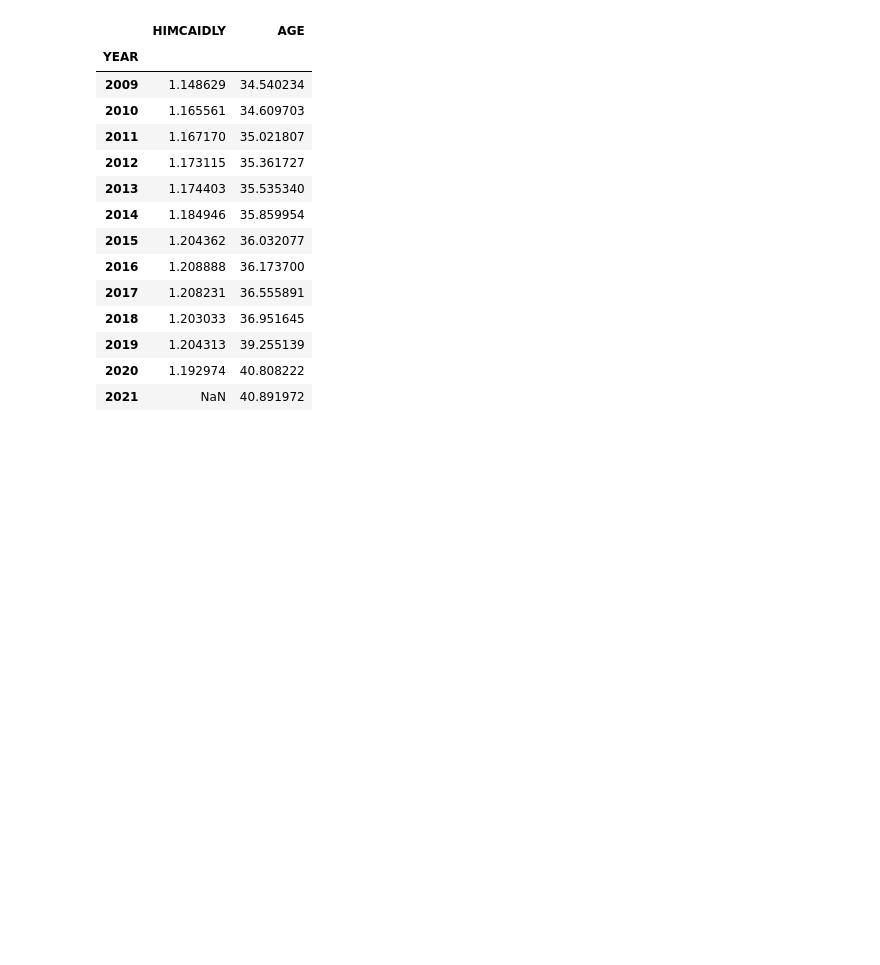
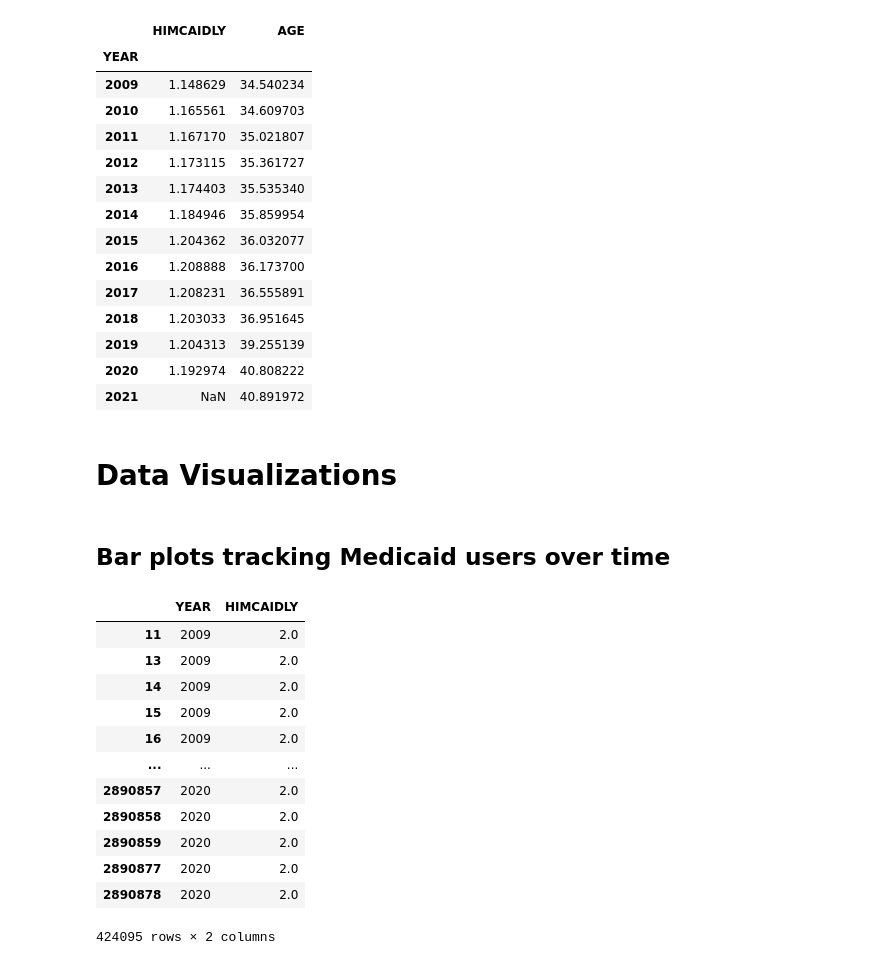
Before and after one commit to mspp-data-studio-2021/Ariel_Medex, a Jupyter notebook: Notebook for 6-28 Class.ipynb, the cells around one changed output. Cells and saved outputs as stored; diff of their text form; code cells hidden in the pictures; blank space fills up the shorter version.

```diff
--- a/Notebook for 6-28 Class.ipynb
+++ b/Notebook for 6-28 Class.ipynb
@@ -93,3 +115,7 @@ MCAID_df.groupby('YEAR').mean('AGE')
 | 2019 | 1.204313 | 39.255139 |
 | 2020 | 1.192974 | 40.808222 |
 | 2021 | NaN | 40.891972 |
+# %% [markdown]
+# Data Visualizations
+# %% [markdown]
+## Bar plots tracking Medicaid users over time
@@ -95,0 +128,16 @@ MCAID_df.groupby('YEAR').mean('AGE')
+# %%
+MY
+# %% [output]
+|  | YEAR | HIMCAIDLY |
+| 11 | 2009 | 2.0 |
+| 13 | 2009 | 2.0 |
+| 14 | 2009 | 2.0 |
+| 15 | 2009 | 2.0 |
+| 16 | 2009 | 2.0 |
+| ... | ... | ... |
+| 2890857 | 2020 | 2.0 |
+| 2890858 | 2020 | 2.0 |
+| 2890859 | 2020 | 2.0 |
+| 2890877 | 2020 | 2.0 |
+| 2890878 | 2020 | 2.0 |
+424095 rows × 2 columns
```
Also changed, not shown: parts of 14 cells of this notebook, 1 other file.
